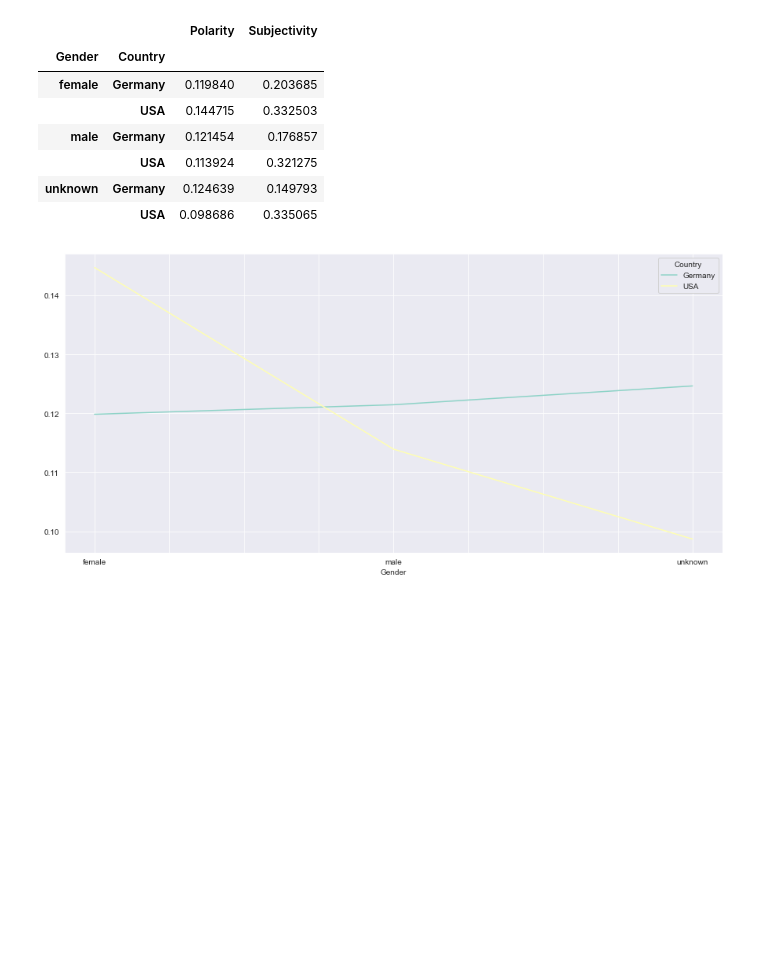
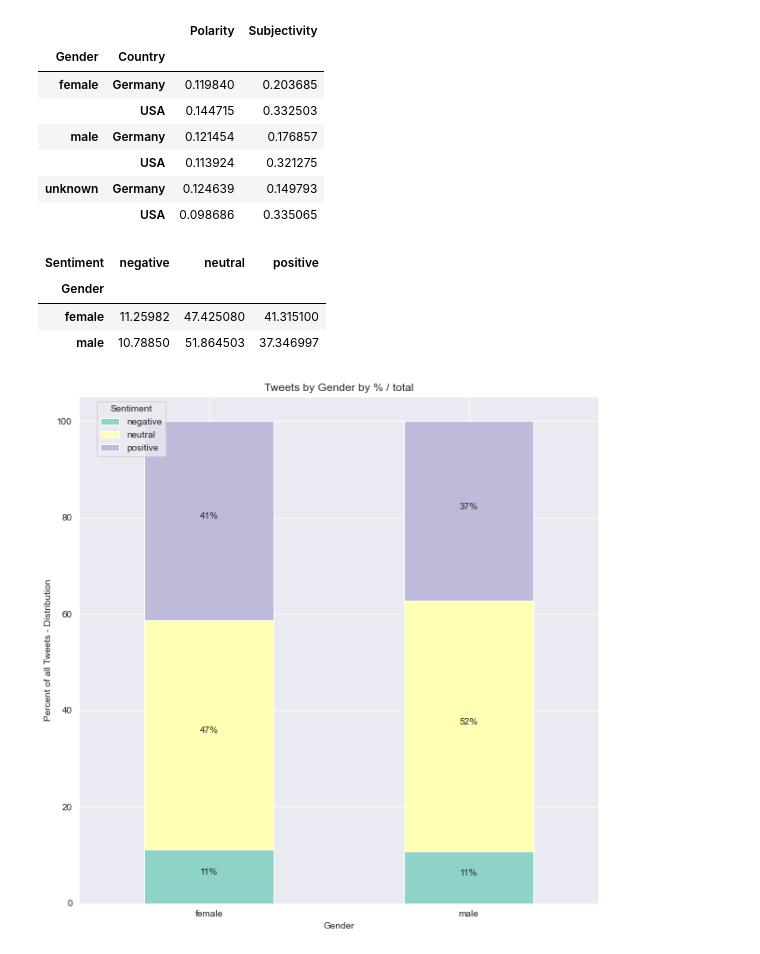
Before and after one commit to ksaslow/Ironhack-final-project, a Jupyter notebook: 4_Visualizing-the-Twitter-Data.ipynb, the cells around one changed output. Cells and saved outputs as stored; diff of their text form; code cells hidden in the pictures; blank space fills up the shorter version.

```diff
--- a/4_Visualizing-the-Twitter-Data.ipynb
+++ b/4_Visualizing-the-Twitter-Data.ipynb
@@ -202,12 +209,32 @@ grouped_gender
 |  | USA | 0.113924 | 0.321275 |
 | unknown | Germany | 0.124639 | 0.149793 |
 |  | USA | 0.098686 | 0.335065 |
-# %%
-# plot data
-fig, ax = plt.subplots(figsize=(15,7))
-# use unstack()
-tweets_analysis.groupby(['Gender','Country']).mean()['Polarity'].unstack().plot(ax=ax)
-
-# Poisson options for plotting, with just 'o' for example, instead of lines?
-# %% [output]
-[figure, removed]
+# %%
+# % of sentiment by gender:
+
+ax= pd.crosstab(tweets_analysis_gen['Gender'], tweets_analysis_gen['Sentiment']).apply(lambda r: r/r.sum()*100, axis=1)
+ax_1 = ax.plot.bar(figsize=(10,10),stacked=True, rot=0)
+display(ax)
+
+plt.legend(loc='upper center', bbox_to_anchor=(0.1, 1.0), title="Sentiment")
+
+plt.xlabel('Gender')
+plt.ylabel('Percent of all Tweets - Distribution')
+
+for rec in ax_1.patches:
+    height = rec.get_height()
+    ax_1.text(rec.get_x() + rec.get_width() / 2,
+              rec.get_y() + height / 2,
+              "{:.0f}%".format(height),
+              ha='center',
+              va='bottom')
+
+plt.title('Tweets by Gender by % / total')
+plt.savefig('relative_tweets_gender')
+plt.show()
+# %% [output]
+| Sentiment | negative | neutral | positive |
+| Gender |  |  |  |
+| female | 11.25982 | 47.425080 | 41.315100 |
+| male | 10.78850 | 51.864503 | 37.346997 |
+[figure, added]
```
Also changed, not shown: parts of 17 cells of this notebook, 21 other files.
